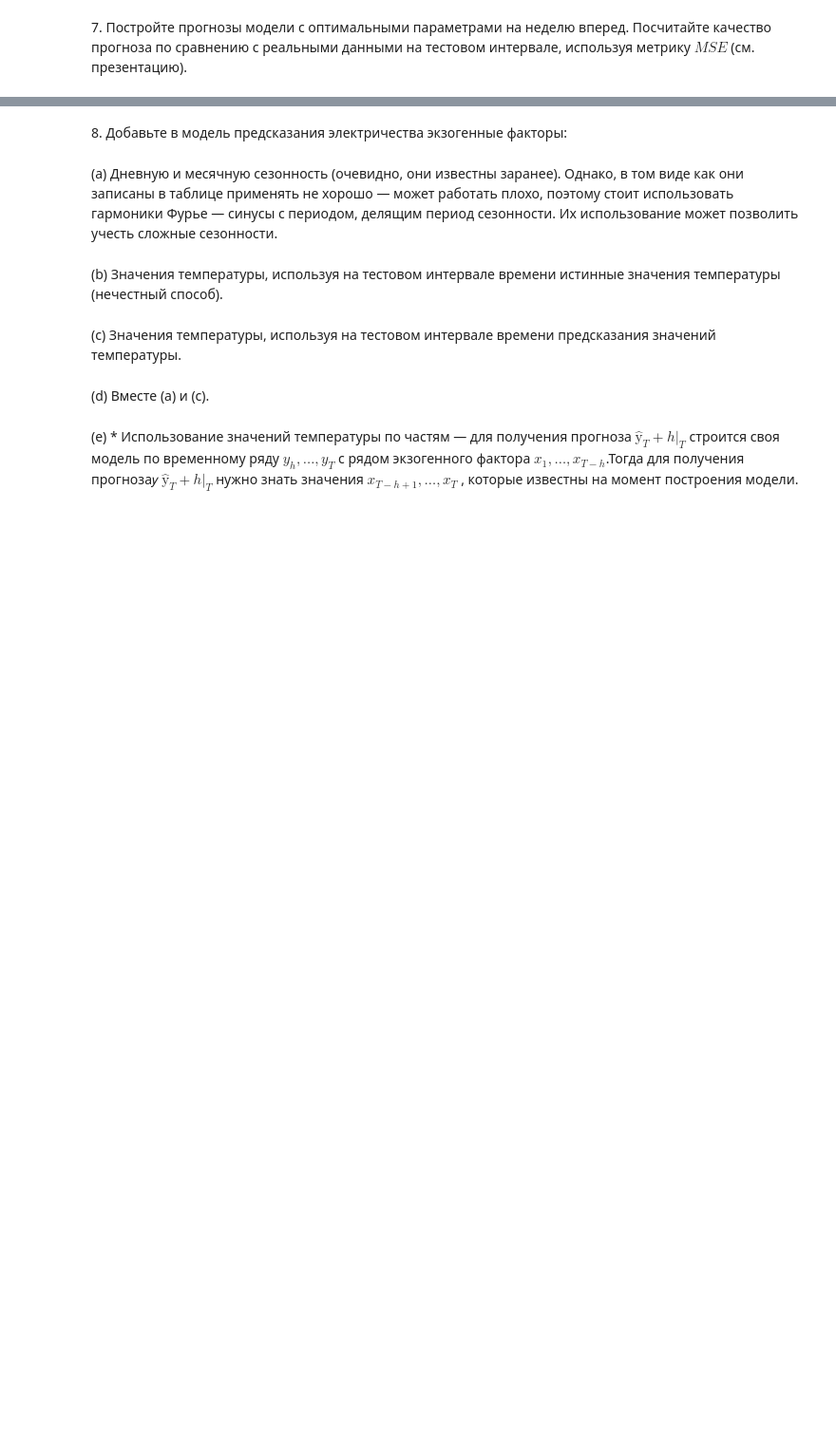
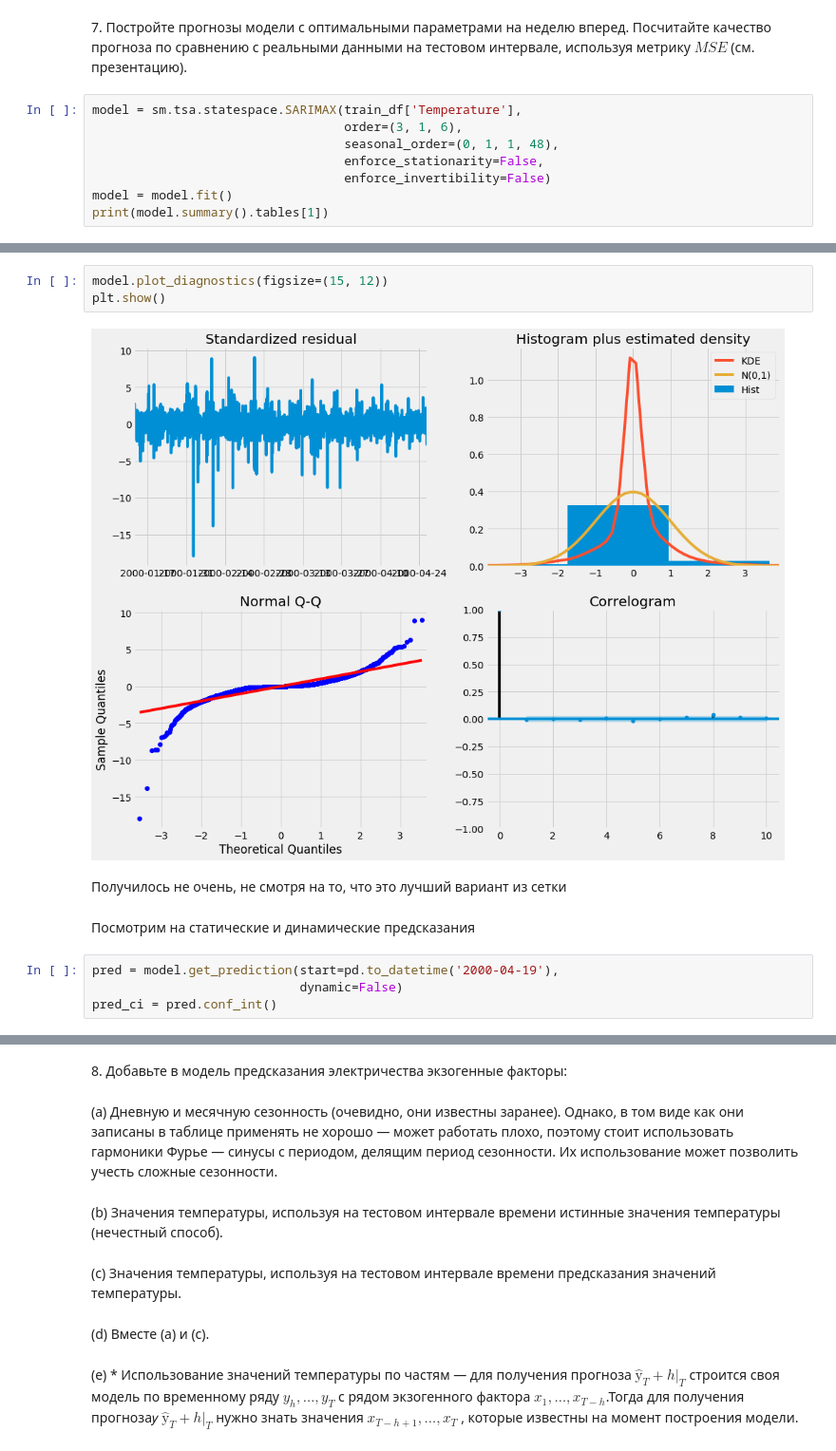
Before and after one commit to wheeltune/RandomProcesses, a Jupyter notebook: Practice/Task08/8.11.ipynb, the cells around one changed output, grey strips where cells are left out. Shown at 95% size. Drawn from its saved outputs; the diff is of its cells as text; blank space fills up the shorter version.

```diff
--- a/Practice/Task08/8.11.ipynb
+++ b/Practice/Task08/8.11.ipynb
@@ -410,2 +467,10 @@ KeyboardInterrupt:
 # %% [markdown]
 <span>7.</span> Постройте прогнозы модели с оптимальными параметрами на неделю вперед. Посчитайте качество прогноза по сравнению с реальными данными на тестовом интервале, используя метрику $MSE$ (см. презентацию).
+# %%
+model = sm.tsa.statespace.SARIMAX(train_df['Temperature'],
+                                  order=(3, 1, 6),
+                                  seasonal_order=(0, 1, 1, 48),
+                                  enforce_stationarity=False,
+                                  enforce_invertibility=False)
+model = model.fit()
+print(model.summary().tables[1])
@@ -411,0 +520,13 @@ KeyboardInterrupt:
+# %%
+model.plot_diagnostics(figsize=(15, 12))
+plt.show()
+# %% [output]
+[figure, added]
+# %% [markdown]
+Получилось не очень, не смотря на то, что это лучший вариант из сетки
+# %% [markdown]
+Посмотрим на статические и динамические предсказания
+# %%
+pred = model.get_prediction(start=pd.to_datetime('2000-04-19'),
+                            dynamic=False)
+pred_ci = pred.conf_int()
```
Also changed, not shown: parts of 55 cells of this notebook, 2 other files.
